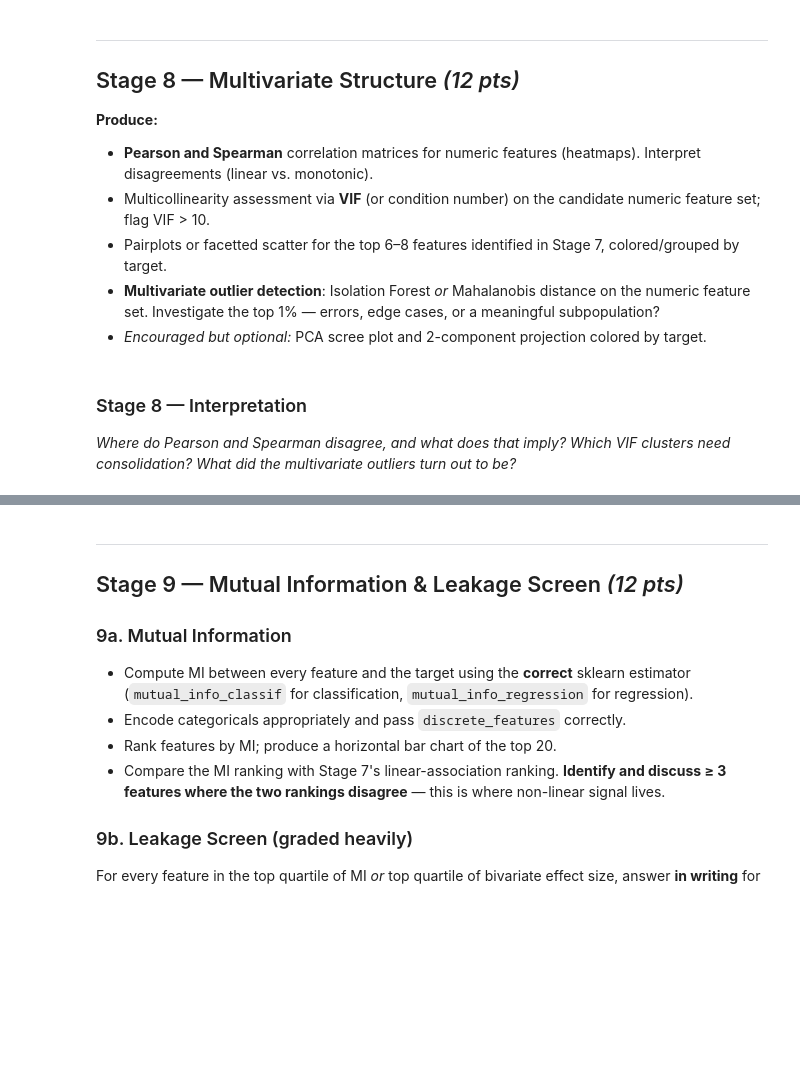
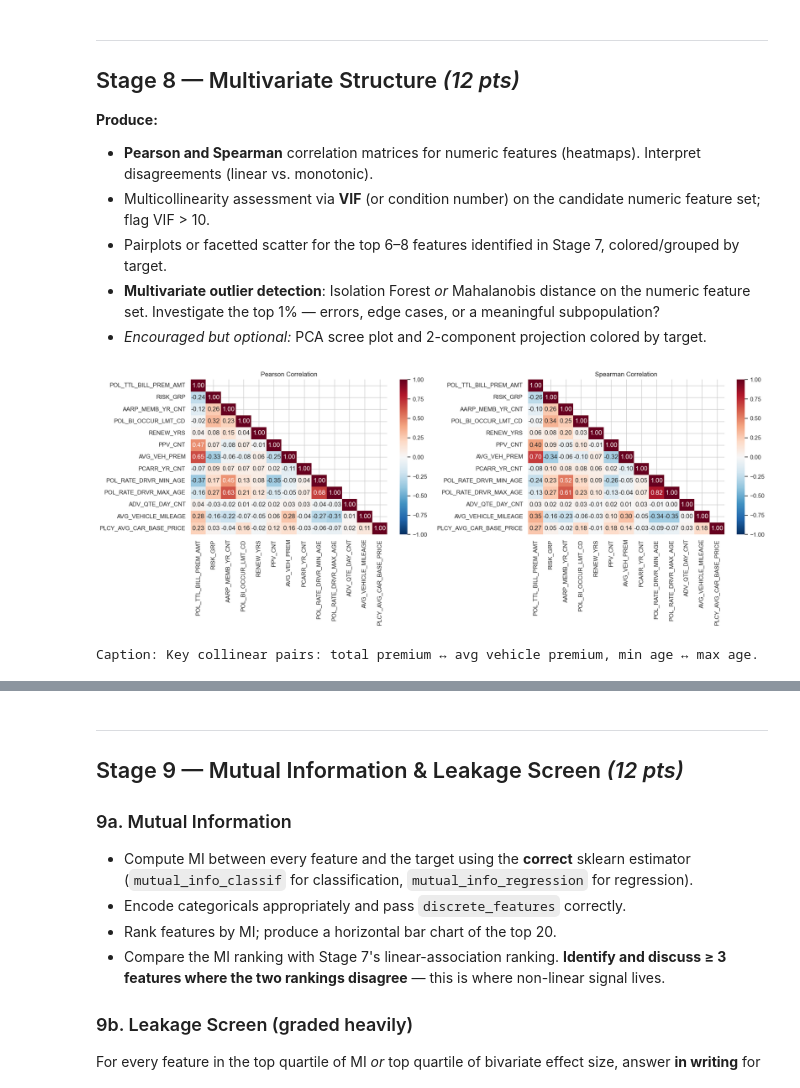
Before and after one commit to mustafaiz-msds/GRAD_5800, a Jupyter notebook: capstone_eda_starter_notebook.ipynb, the cells around one changed output, grey strips where cells are left out. Cells and saved outputs as stored; diff of their text form; code cells hidden in the pictures; blank space fills up the shorter version.

```diff
--- a/capstone_eda_starter_notebook.ipynb
+++ b/capstone_eda_starter_notebook.ipynb
@@ -835,4 +1128,24 @@ For **every retained feature**, quantify its bivariate relationship with the tar
-# %% [markdown]
-### Stage 8 — Interpretation
-
-*Where do Pearson and Spearman disagree, and what does that imply? Which VIF clusters need consolidation? What did the multivariate outliers turn out to be?*
+# %%
+# Pearson + Spearman correlation matrices; comment on disagreements
+corr_cols = ['POL_TTL_BILL_PREM_AMT','RISK_GRP','AARP_MEMB_YR_CNT','POL_BI_OCCUR_LMT_CD',
+             'RENEW_YRS','PPV_CNT','AVG_VEH_PREM','PCARR_YR_CNT',
+             'POL_RATE_DRVR_MIN_AGE','POL_RATE_DRVR_MAX_AGE','ADV_QTE_DAY_CNT',
+             'AVG_VEHICLE_MILEAGE','PLCY_AVG_CAR_BASE_PRICE']
+
+fig, axes = plt.subplots(1, 2, figsize=(18, 7))
+mask = np.triu(np.ones((len(corr_cols), len(corr_cols)), dtype=bool), k=1)
+
+sns.heatmap(df[corr_cols].corr(method='pearson'), mask=mask, annot=True, fmt='.2f',
+            cmap='RdBu_r', center=0, ax=axes[0], vmin=-1, vmax=1)
+axes[0].set_title('Pearson Correlation')
+
+sns.heatmap(df[corr_cols].corr(method='spearman'), mask=mask, annot=True, fmt='.2f',
+            cmap='RdBu_r', center=0, ax=axes[1], vmin=-1, vmax=1)
+axes[1].set_title('Spearman Correlation')
+
+plt.tight_layout()
+plt.show()
+print("Caption: Key collinear pairs: total premium ↔ avg vehicle premium, min age ↔ max age.")
+# %% [output]
+[figure, added]
+Caption: Key collinear pairs: total premium ↔ avg vehicle premium, min age ↔ max age.
```
Also changed, not shown: parts of 48 cells of this notebook.
